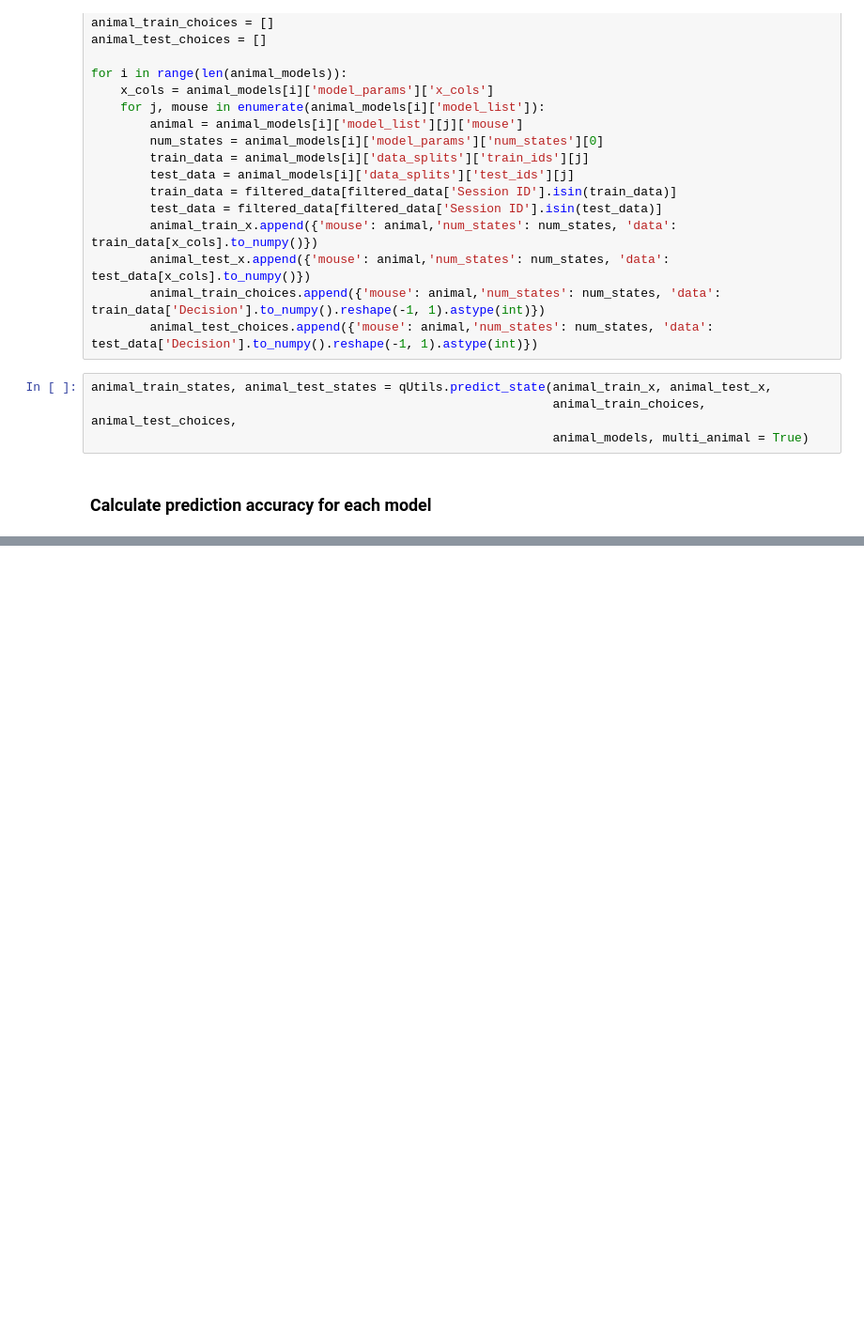
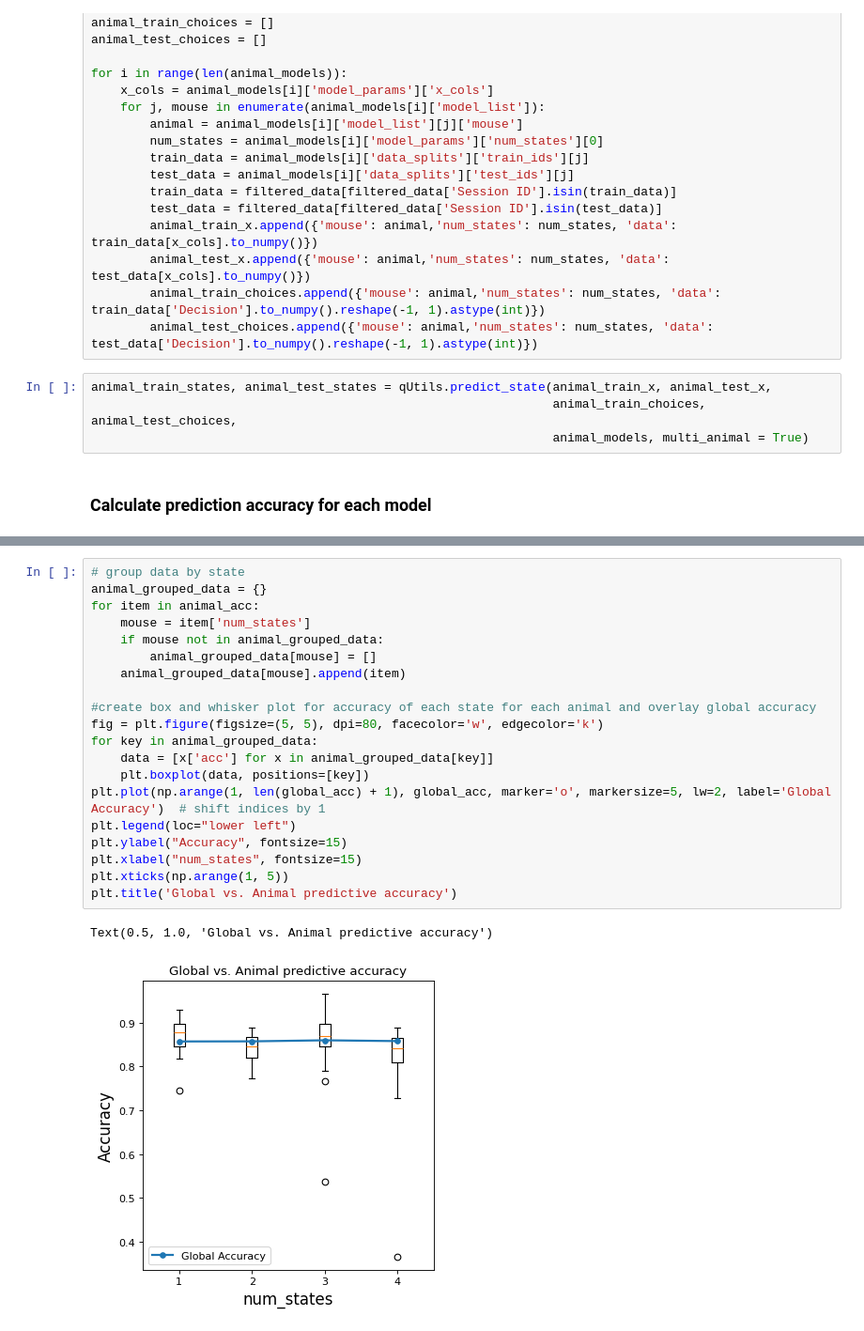
Before and after one commit to jbwallace123/glm_and_glmhmm, a Jupyter notebook: notebooks/global_v_animal(GLM-HMM).ipynb, the cells around one changed output, grey strips where cells are left out. Shown at 94% size. Cells and saved outputs as stored; diff of their text form; blank space fills up the shorter version.

```diff
--- a/notebooks/global_v_animal(GLM-HMM).ipynb
+++ b/notebooks/global_v_animal(GLM-HMM).ipynb
@@ -540,0 +701,23 @@ Animal Model YR with 4 state(s) has a test predictive accuracy of 0.869615832363
+# %%
+# group data by state
+animal_grouped_data = {}
+for item in animal_acc:
+    mouse = item['num_states']
+    if mouse not in animal_grouped_data:
+        animal_grouped_data[mouse] = []
+    animal_grouped_data[mouse].append(item)
+
+#create box and whisker plot for accuracy of each state for each animal and overlay global accuracy
+fig = plt.figure(figsize=(5, 5), dpi=80, facecolor='w', edgecolor='k')
+for key in animal_grouped_data:
+    data = [x['acc'] for x in animal_grouped_data[key]]
+    plt.boxplot(data, positions=[key])
+plt.plot(np.arange(1, len(global_acc) + 1), global_acc, marker='o', markersize=5, lw=2, label='Global Accuracy')  # shift indices by 1
+plt.legend(loc="lower left")
+plt.ylabel("Accuracy", fontsize=15)
+plt.xlabel("num_states", fontsize=15)
+plt.xticks(np.arange(1, 5))
+plt.title('Global vs. Animal predictive accuracy')
+# %% [output]
+Text(0.5, 1.0, 'Global vs. Animal predictive accuracy')
+[figure, added]
```
Also changed, not shown: parts of 31 cells of this notebook, 2 other files.
